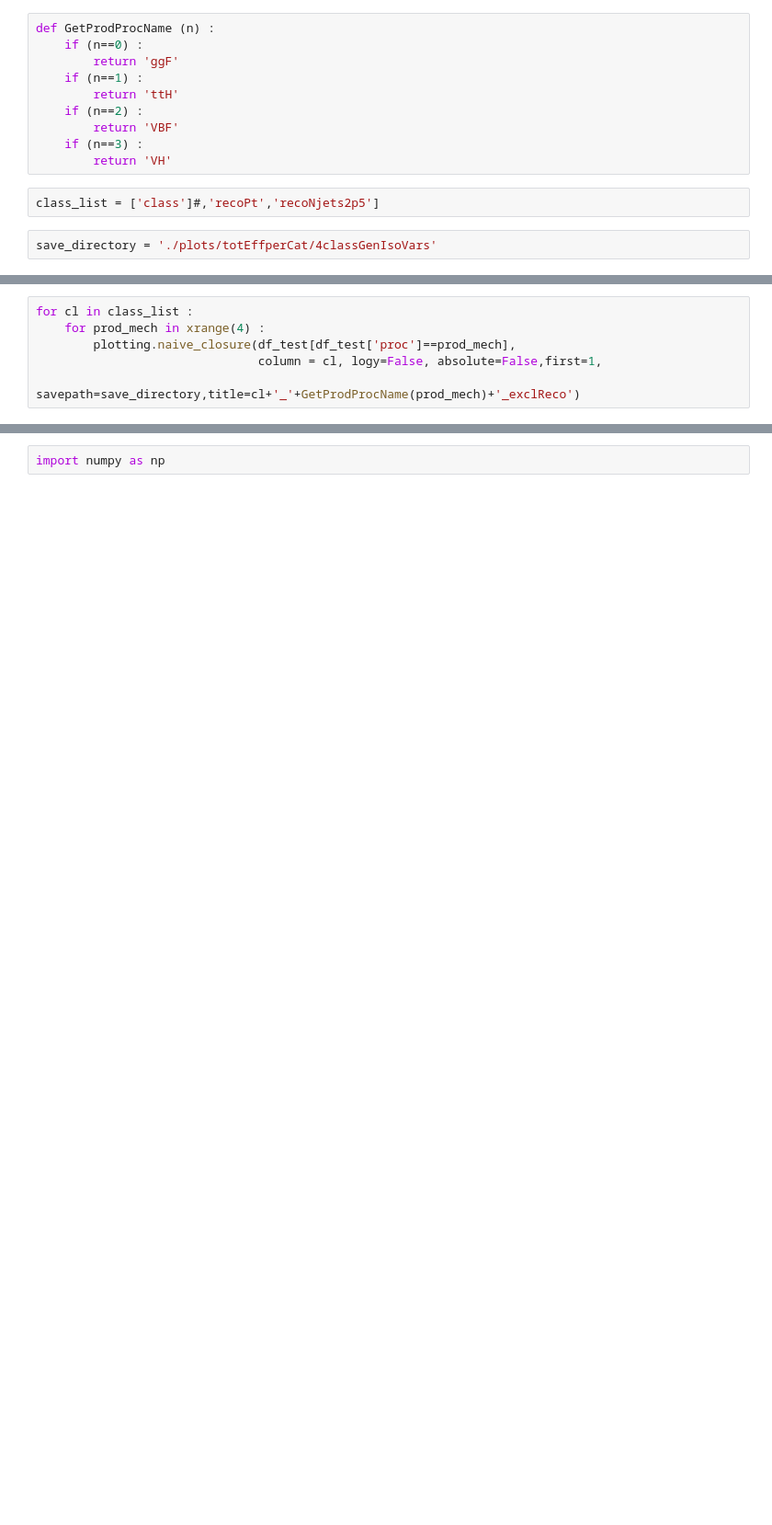
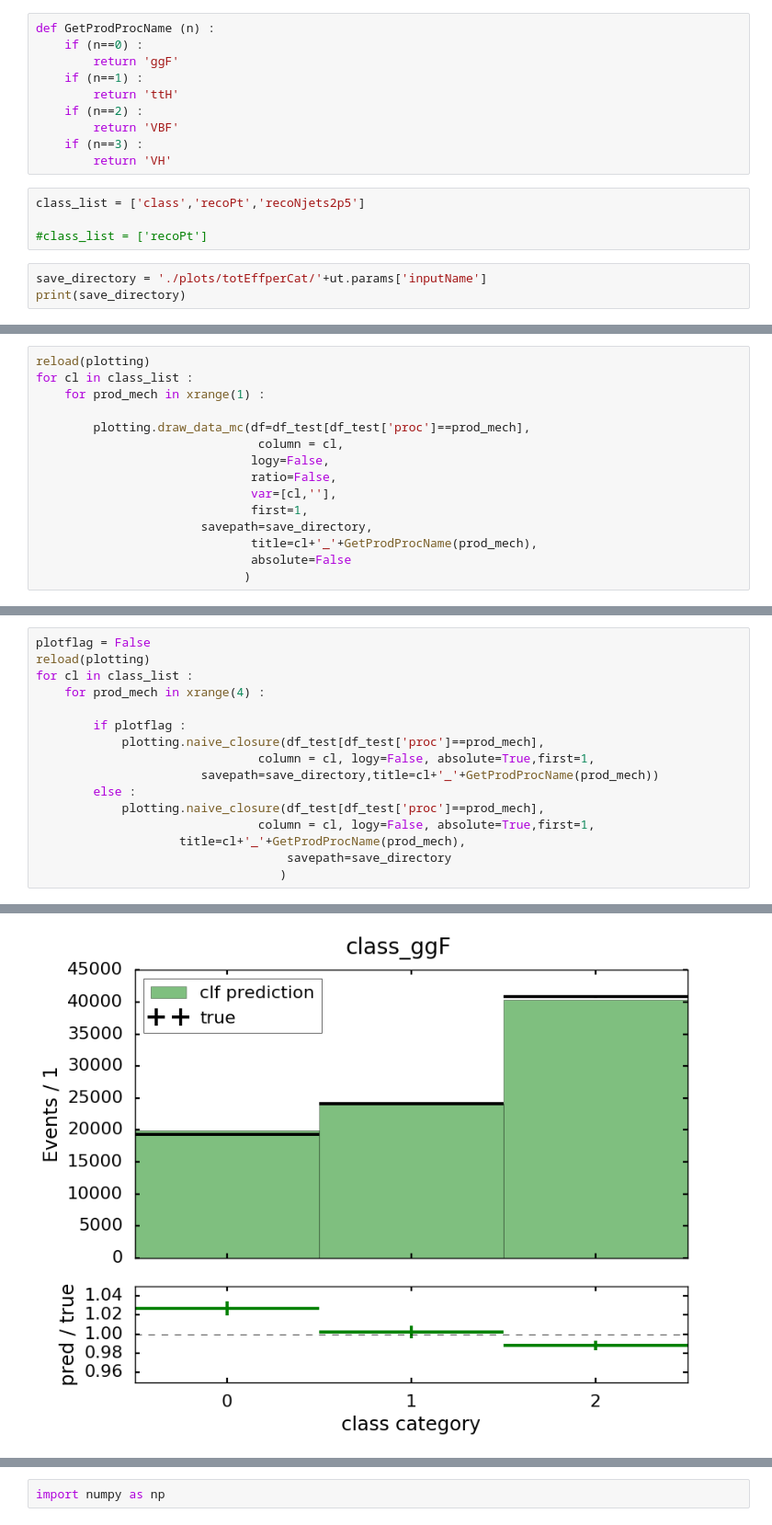
Before and after one commit to jandrejk/higgs_model_dep, a Jupyter notebook: CategoryProbability.ipynb, the cells around one changed output, grey strips where cells are left out. Shown at 92% size. Saved outputs shown, nothing was run; the diff lists cells and outputs as text; blank space fills up the shorter version.

```diff
--- a/CategoryProbability.ipynb
+++ b/CategoryProbability.ipynb
@@ -65,6 +83,9 @@ def GetProdProcName (n) :
     if (n==3) :
         return 'VH'
 # %%
-class_list = ['class']#,'recoPt','recoNjets2p5']
+class_list = ['class','recoPt','recoNjets2p5']
+
+#class_list = ['recoPt']
 # %%
-save_directory = './plots/totEffperCat/4classGenIsoVars'
+save_directory = './plots/totEffperCat/'+ut.params['inputName']
+print(save_directory)
@@ -71,6 +94,15 @@ save_directory = './plots/totEffperCat/4classGenIsoVars'
 # %%
+reload(plotting)
 for cl in class_list :
-    for prod_mech in xrange(4) :
-        plotting.naive_closure(df_test[df_test['proc']==prod_mech],
-                               column = cl, logy=False, absolute=False,first=1,
-                       savepath=save_directory,title=cl+'_'+GetProdProcName(prod_mech)+'_exclReco')
+    for prod_mech in xrange(1) :
+
+        plotting.draw_data_mc(df=df_test[df_test['proc']==prod_mech],
+                               column = cl,
+                              logy=False,
+                              ratio=False,
+                              var=[cl,''],
+                              first=1,
+                       savepath=save_directory,
+                              title=cl+'_'+GetProdProcName(prod_mech),
+                              absolute=False
+                             )
@@ -98,0 +109,17 @@ There are 4 features of type class
+# %%
+plotflag = False
+reload(plotting)
+for cl in class_list :
+    for prod_mech in xrange(4) :
+
+        if plotflag :
+            plotting.naive_closure(df_test[df_test['proc']==prod_mech],
+                               column = cl, logy=False, absolute=True,first=1,
+                       savepath=save_directory,title=cl+'_'+GetProdProcName(prod_mech))
+        else :
+            plotting.naive_closure(df_test[df_test['proc']==prod_mech],
+                               column = cl, logy=False, absolute=True,first=1,
+                    title=cl+'_'+GetProdProcName(prod_mech),
+                                   savepath=save_directory
+                                  )
+# %% [output]
@@ -98,0 +128 @@ There are 4 features of type class
+[figure, added]
```
Also changed, not shown: parts of 17 cells of this notebook, 11 other files.
